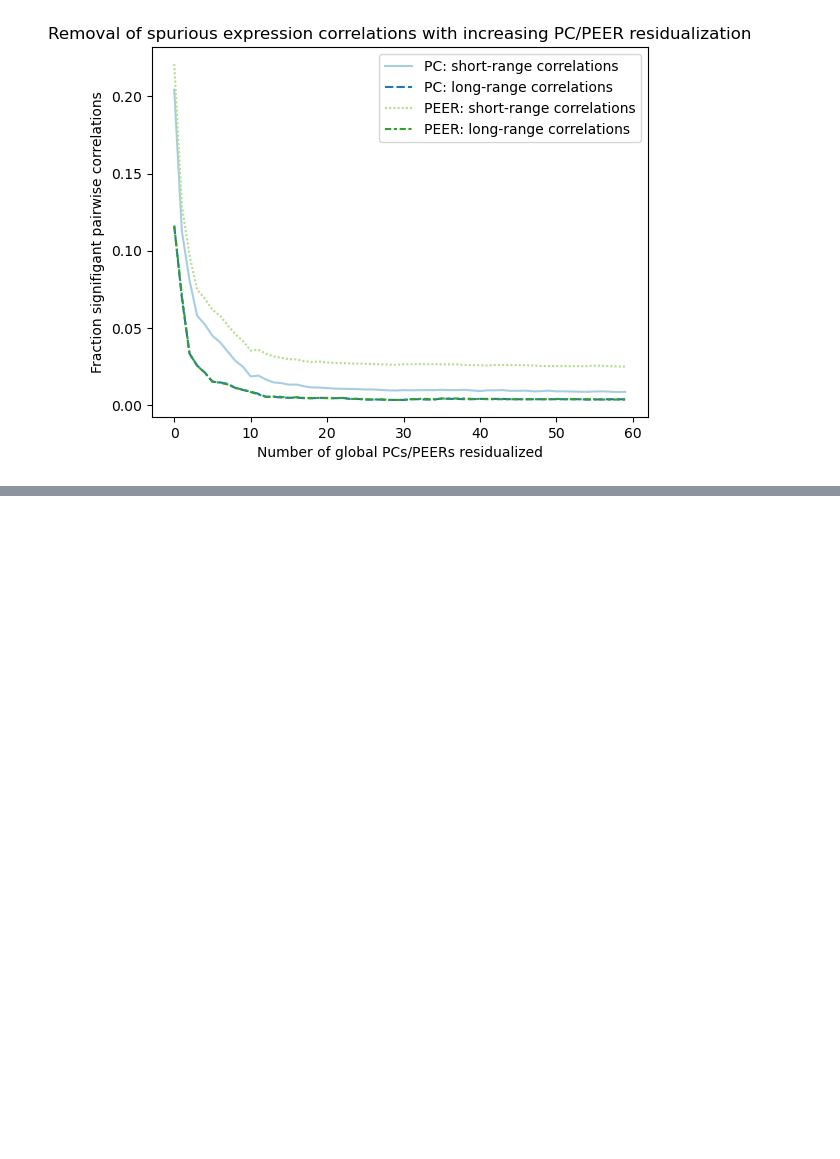
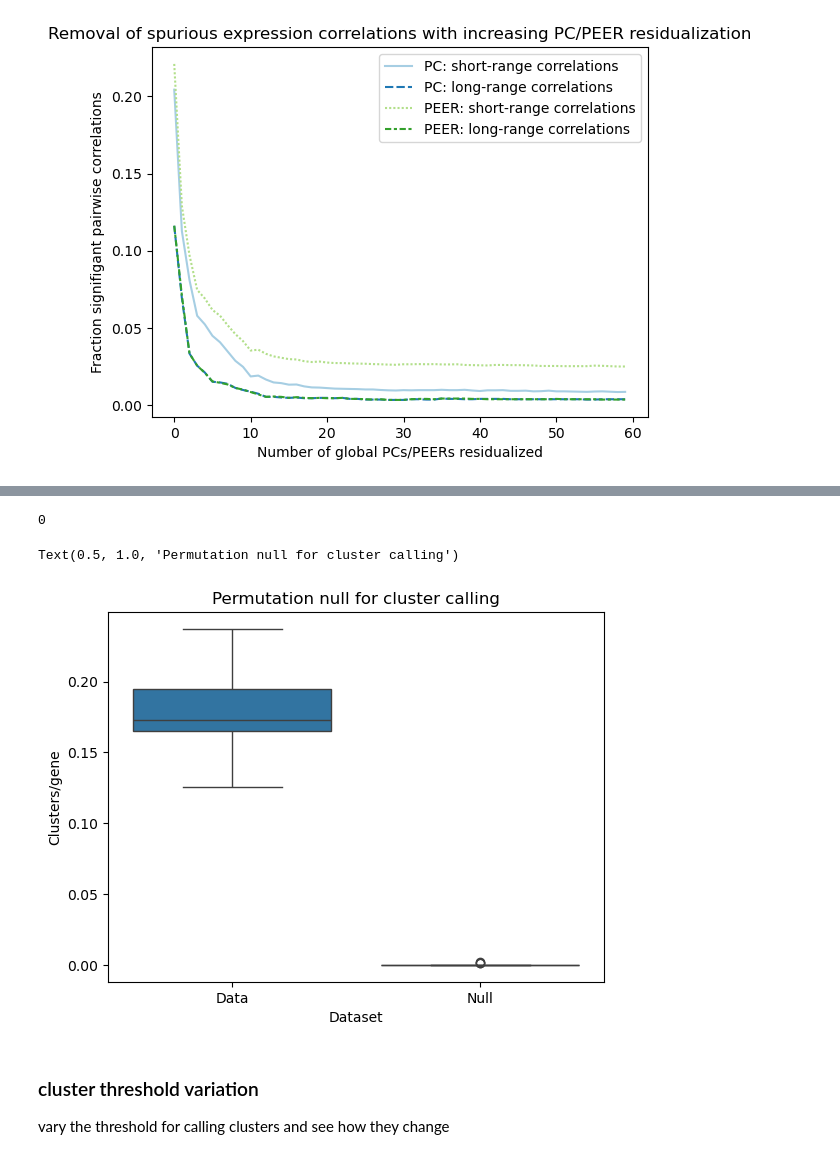
Before and after one commit to kal26/pcqtls, a Jupyter notebook: workflow/notebooks/cluster_analysis/residualization_null.ipynb, the cells around one changed output, grey strips where cells are left out. Saved outputs shown, nothing was run; the diff lists cells and outputs as text; code cells hidden in the pictures; blank space fills up the shorter version.

```diff
--- a/workflow/notebooks/cluster_analysis/residualization_null.ipynb
+++ b/workflow/notebooks/cluster_analysis/residualization_null.ipynb
@@ -316,0 +333,4 @@ Text(0.5, 1.0, 'Removal of spurious expression correlations with increasing PC/P
+# %%
+# on just chr21 takes ~ 7 seconds
+# on all chrs takes ~ 10min
+real_cluster_df = call_clusters.get_clusters(expression_df_full, final_residual_exp, tissue_id)
@@ -316,0 +363,6 @@ Text(0.5, 1.0, 'Removal of spurious expression correlations with increasing PC/P
+# %%
+# randomly resample the dataframe to shuffle the gene locations
+# reasign the same 'gene_ids' to match the expression df
+shuffled_expression = final_residual_exp.sample(len(final_residual_exp))
+shuffled_expression.index = final_residual_exp.index
+null_cluster_df = call_clusters.get_clusters(expression_df_full, shuffled_expression, tissue_id)
@@ -316,0 +414,25 @@ Text(0.5, 1.0, 'Removal of spurious expression correlations with increasing PC/P
+# %%
+null_cluster_df[null_cluster_df['Chromosome'] == i]['N_genes'].sum()
+# %% [output]
+0
+# %%
+# cluster density on per chrom basis
+cluster_density_null = []
+cluster_density = []
+for i in np.arange(1,23,1):
+    chr_gene_ids = expression_df_full[expression_df_full['#chr'] == f'chr{i}']['gene_id']
+    cluster_density_null.append(null_cluster_df[null_cluster_df['Chromosome'] == i]['N_genes'].sum()/len(chr_gene_ids))
+    cluster_density.append(real_cluster_df[real_cluster_df['Chromosome'] == i]['N_genes'].sum()/len(chr_gene_ids))
+# %%
+cluster_density_df = pd.DataFrame({'Data': cluster_density, 'Null':cluster_density_null})
+# %%
+sns.boxplot(cluster_density_df)
+plt.xlabel('Dataset')
+plt.ylabel('Clusters/gene')
+plt.title('Permutation null for cluster calling')
+# %% [output]
+Text(0.5, 1.0, 'Permutation null for cluster calling')
+[figure, added]
+# %% [markdown]
+### cluster threshold variation
+vary the threshold for calling clusters and see how they change
```
Also changed, not shown: parts of 9 cells of this notebook, 1 other file.
